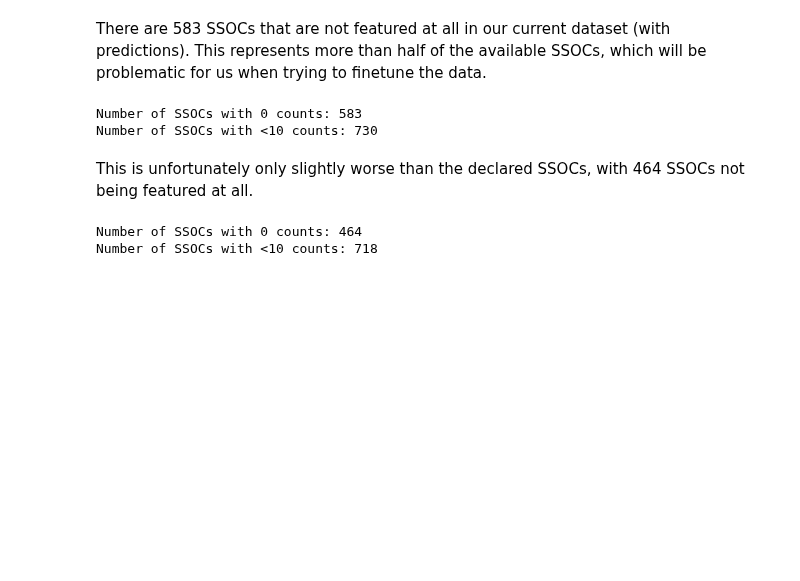
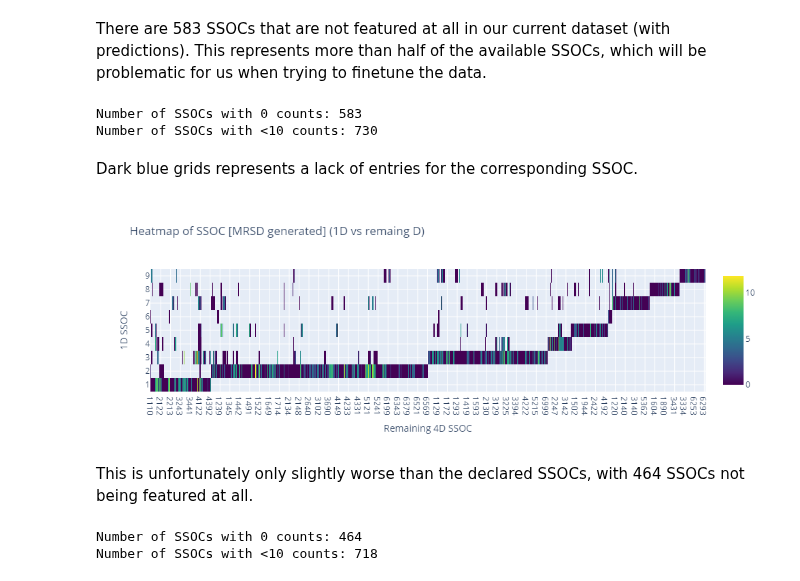
Before and after one commit to Benjamin-Aw-93/ssoc_autocoder, a Jupyter notebook: Notebooks/Investigating Data Distribution.ipynb, the cells around one changed output. Drawn from its saved outputs; the diff is of its cells as text; code cells hidden in the pictures; blank space fills up the shorter version.

```diff
--- a/Notebooks/Investigating Data Distribution.ipynb
+++ b/Notebooks/Investigating Data Distribution.ipynb
@@ -72,6 +128,7 @@ Name: SSOC 2020, dtype: int64
 # %% [markdown]
 There are 583 SSOCs that are not featured at all in our current dataset (with predictions). This represents more than half of the available SSOCs, which will be problematic for us when trying to finetune the data.
 # %%
+SSOC_2020['SSOC 2020'] = SSOC_2020['SSOC 2020'].astype('str')
 SSOC_2020_counts = SSOC_2020.merge(data.groupby('SSOC 2020').count()['Cleaned_Description'].reset_index(),
                                    on = 'SSOC 2020',
                                    how = 'left').fillna(0)
@@ -82,6 +139,37 @@ print(f"Number of SSOCs with <10 counts: {len(SSOC_2020_counts[SSOC_2020_counts[
 # %% [output]
 Number of SSOCs with 0 counts: 583
 Number of SSOCs with <10 counts: 730
+# %%
+SSOC_2020_counts['1D'] = SSOC_2020_counts['SSOC 2020'].apply(lambda x: x[0:1])
+SSOC_2020_counts['Remaining_D'] = SSOC_2020_counts['SSOC 2020'].apply(lambda x: x[1:])
+SSOC_2020_counts['Log_Predicted_Count'] = SSOC_2020_counts['Predicted_Count'].apply(lambda x: np.log2(x) if x != 0 else 0 )
+# %% [markdown]
+Dark blue grids represents a lack of entries for the corresponding SSOC.
+# %%
+layout3 = go.Layout(
+    title = 'Heatmap of SSOC [MRSD generated] (1D vs remaing D)',
+    yaxis = dict(
+        title = '1D SSOC'
+    ),
+    xaxis = dict(
+        title = 'Remaining 4D SSOC'
+    )
+)
+
+trace3 = go.Heatmap(
+    z = SSOC_2020_counts.Log_Predicted_Count,
+    x = SSOC_2020_counts.Remaining_D,
+    y = SSOC_2020_counts['1D'],
+    customdata = SSOC_2020_counts.Predicted_Count,
+    hovertemplate='1D SSOC: %{x}<br>Remaining 4D SSOC: %{y}<br>Count: %{customdata}<extra></extra>',
+    colorscale='Viridis'
+)
+
+
+fig3 = go.Figure(data = [trace3], layout = layout3)
+py.offline.iplot(fig3)
+# %% [output]
+[figure, added]
 # %% [markdown]
 This is unfortunately only slightly worse than the declared SSOCs, with 464 SSOCs not being featured at all.
 # %%
```
Also changed, not shown: parts of 12 cells of this notebook.
